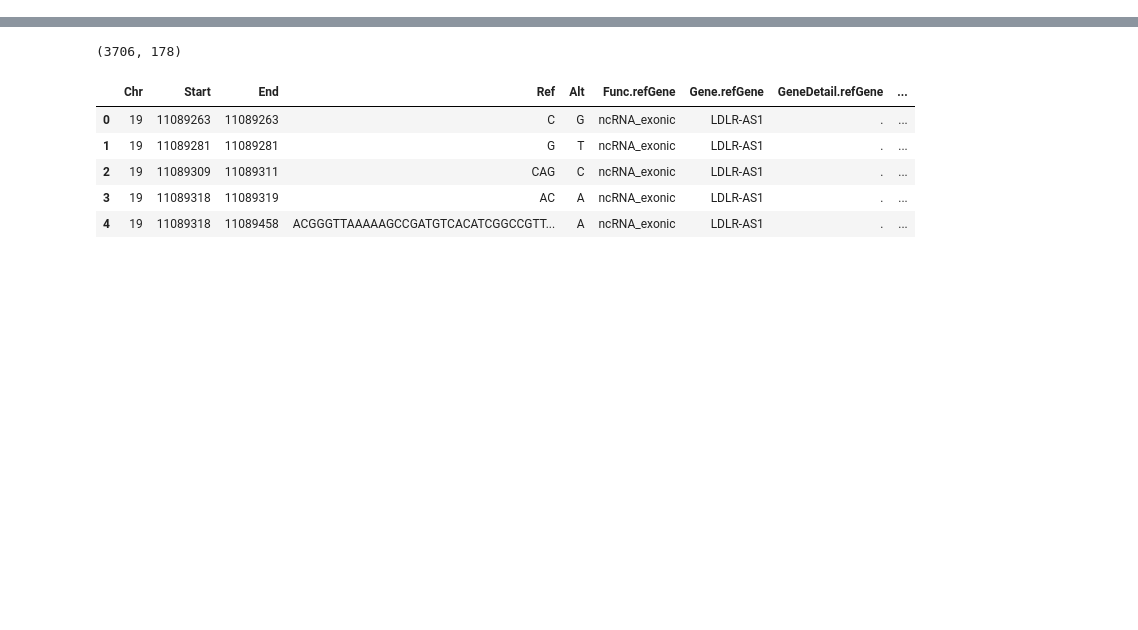
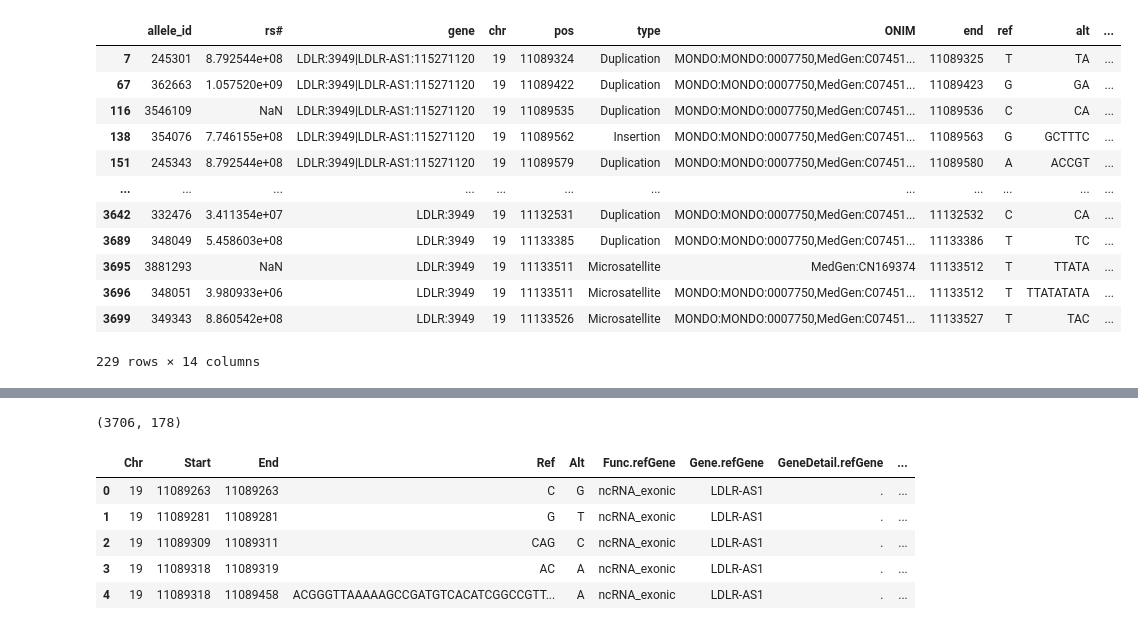
Before and after one commit to gpietrop/CATT, a Jupyter notebook: visualize_annovar_output.ipynb, the cells around one changed output, grey strips where cells are left out. Drawn from its saved outputs; the diff is of its cells as text; code cells hidden in the pictures; blank space fills up the shorter version.

```diff
--- a/visualize_annovar_output.ipynb
+++ b/visualize_annovar_output.ipynb
@@ -3,0 +142,16 @@ pd.set_option('display.max_columns', None)
+# %%
+full_invalid.loc[(full_invalid['alt'].str.len() > 1)]
+# %% [output]
+|  | allele_id | rs# | gene | chr | pos | type | ONIM | end | ref | alt | ... |
+| 7 | 245301 | 8.792544e+08 | LDLR:3949|LDLR-AS1:115271120 | 19 | 11089324 | Duplication | MONDO:MONDO:0007750,MedGen:C07451... | 11089325 | T | TA | ... |
+| 67 | 362663 | 1.057520e+09 | LDLR:3949|LDLR-AS1:115271120 | 19 | 11089422 | Duplication | MONDO:MONDO:0007750,MedGen:C07451... | 11089423 | G | GA | ... |
+| 116 | 3546109 | NaN | LDLR:3949|LDLR-AS1:115271120 | 19 | 11089535 | Duplication | MONDO:MONDO:0007750,MedGen:C07451... | 11089536 | C | CA | ... |
+| 138 | 354076 | 7.746155e+08 | LDLR:3949|LDLR-AS1:115271120 | 19 | 11089562 | Insertion | MONDO:MONDO:0007750,MedGen:C07451... | 11089563 | G | GCTTTC | ... |
+| 151 | 245343 | 8.792544e+08 | LDLR:3949|LDLR-AS1:115271120 | 19 | 11089579 | Duplication | MONDO:MONDO:0007750,MedGen:C07451... | 11089580 | A | ACCGT | ... |
+| ... | ... | ... | ... | ... | ... | ... | ... | ... | ... | ... | ... |
+| 3642 | 332476 | 3.411354e+07 | LDLR:3949 | 19 | 11132531 | Duplication | MONDO:MONDO:0007750,MedGen:C07451... | 11132532 | C | CA | ... |
+| 3689 | 348049 | 5.458603e+08 | LDLR:3949 | 19 | 11133385 | Duplication | MONDO:MONDO:0007750,MedGen:C07451... | 11133386 | T | TC | ... |
+| 3695 | 3881293 | NaN | LDLR:3949 | 19 | 11133511 | Microsatellite | MedGen:CN169374 | 11133512 | T | TTATA | ... |
+| 3696 | 348051 | 3.980933e+06 | LDLR:3949 | 19 | 11133511 | Microsatellite | MONDO:MONDO:0007750,MedGen:C07451... | 11133512 | T | TTATATATA | ... |
+| 3699 | 349343 | 8.860542e+08 | LDLR:3949 | 19 | 11133526 | Microsatellite | MONDO:MONDO:0007750,MedGen:C07451... | 11133527 | T | TAC | ... |
+229 rows × 14 columns
```
Also changed, not shown: parts of 15 cells of this notebook, 2 other files.
